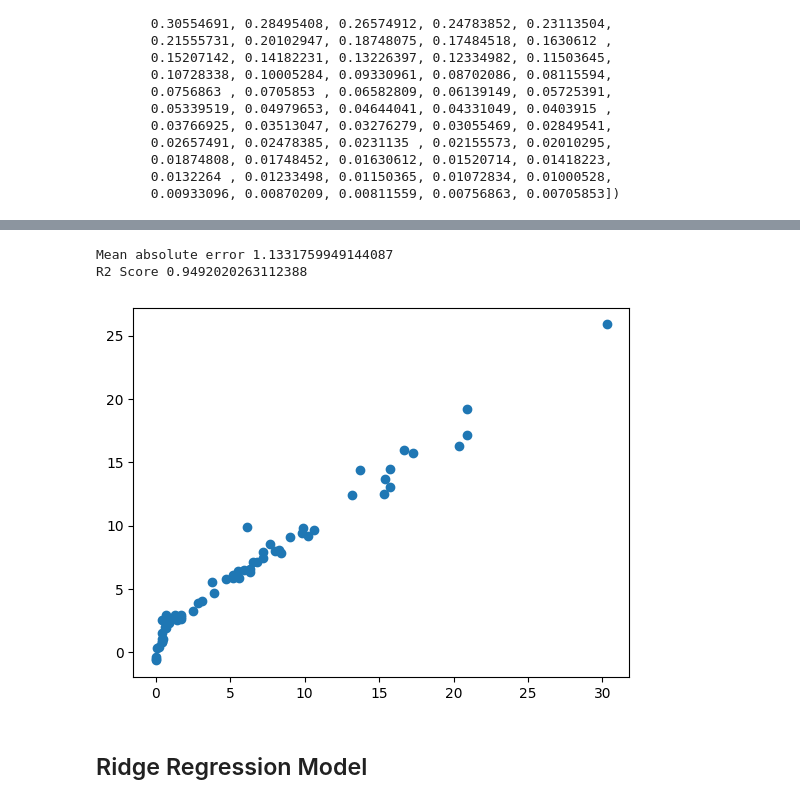
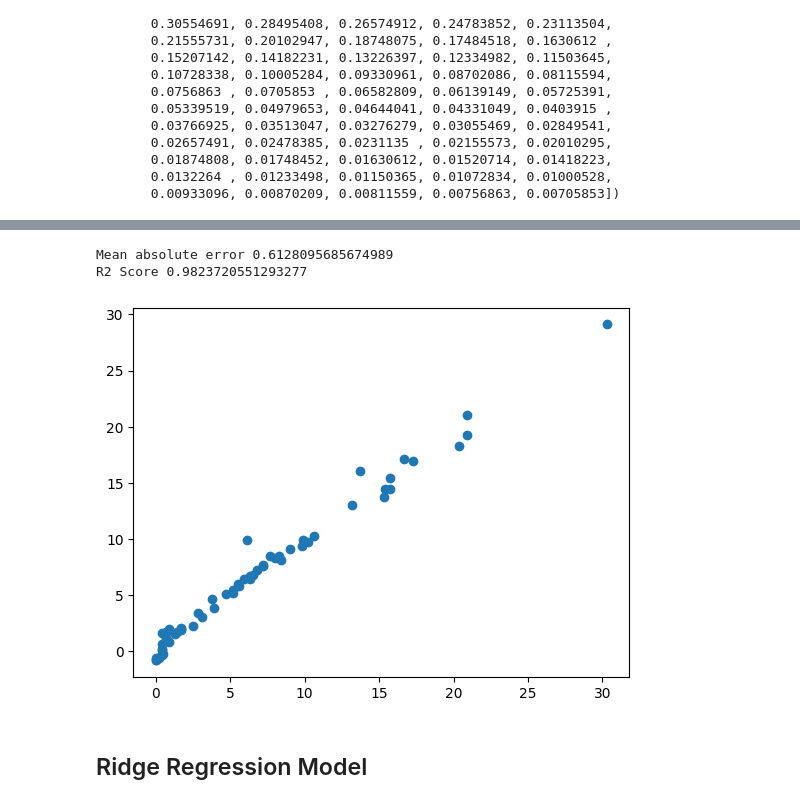
Before and after one commit to DheerajMahapatra/Data-Science, a Jupyter notebook: 25-Steps By Step Project Implementation With Life-Cycle OF ML Project/25.4-Model Training.ipynb, the cells around one changed output, grey strips where cells are left out. Saved outputs shown, nothing was run; the diff lists cells and outputs as text; code cells hidden in the pictures.

Commit message:
Model_Training_With_Cross_Validation_Using_Lasso_Regression

```diff
--- a/25-Steps By Step Project Implementation With Life-Cycle OF ML Project/25.4-Model Training.ipynb
+++ b/25-Steps By Step Project Implementation With Life-Cycle OF ML Project/25.4-Model Training.ipynb
@@ -315,14 +330,14 @@ array([[54.04680834, 65.39074075, 54.89628985, 77.90299066, 39.38236846],
 # %%
-y_pred=lasso.predict(X_test_scaled)
+y_pred=lassocv.predict(X_test_scaled)
 plt.scatter(y_test,y_pred)
 mae=mean_absolute_error(y_test,y_pred)
 score=r2_score(y_test,y_pred)
 print("Mean absolute error", mae)
 print("R2 Score", score)
 # %% [output]
-Mean absolute error 1.1331759949144087
-R2 Score 0.9492020263112388
+Mean absolute error 0.6128095685674989
+R2 Score 0.9823720551293277
-[figure, old version]
+[figure, new version]
 # %% [markdown]
 ## Ridge Regression Model
 # %%
```
Also changed, not shown: parts of 5 cells of this notebook.
